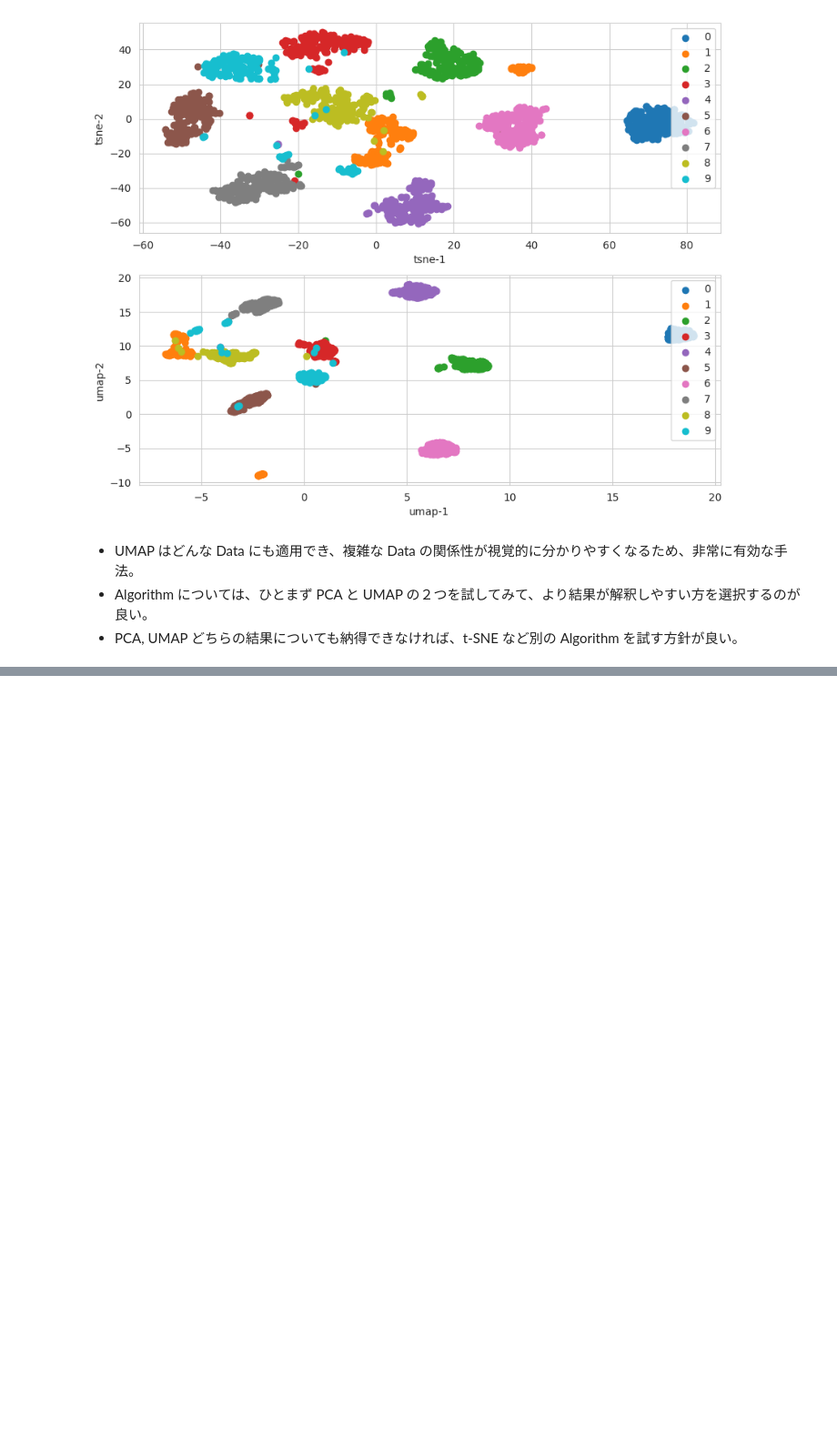
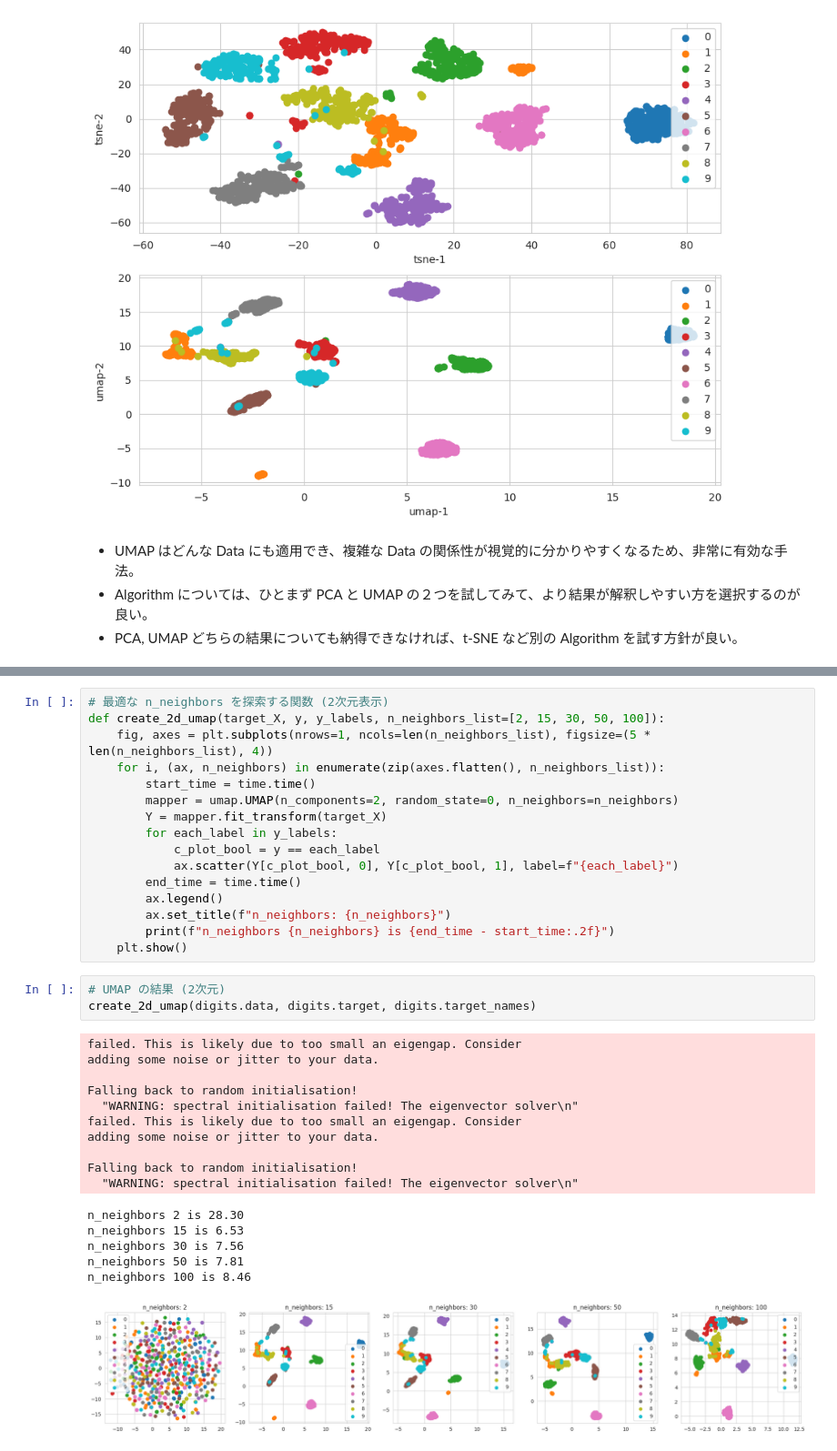
Before and after one commit to 1024xx4/ai_model_building_100, a Jupyter notebook: section03/section03.ipynb, the cells around one changed output, grey strips where cells are left out. Shown at 91% size. Saved outputs shown, nothing was run; the diff lists cells and outputs as text; blank space fills up the shorter version.

Commit message:
Analysis: UMAP で 最適な n_neighbors を探索する#5

```diff
--- a/section03/section03.ipynb
+++ b/section03/section03.ipynb
@@ -549,0 +557,36 @@ plt.show()
+# %%
+# 最適な n_neighbors を探索する関数 (2次元表示)
+def create_2d_umap(target_X, y, y_labels, n_neighbors_list=[2, 15, 30, 50, 100]):
+    fig, axes = plt.subplots(nrows=1, ncols=len(n_neighbors_list), figsize=(5 * len(n_neighbors_list), 4))
+    for i, (ax, n_neighbors) in enumerate(zip(axes.flatten(), n_neighbors_list)):
+        start_time = time.time()
+        mapper = umap.UMAP(n_components=2, random_state=0, n_neighbors=n_neighbors)
+        Y = mapper.fit_transform(target_X)
+        for each_label in y_labels:
+            c_plot_bool = y == each_label
+            ax.scatter(Y[c_plot_bool, 0], Y[c_plot_bool, 1], label=f"{each_label}")
+        end_time = time.time()
+        ax.legend()
+        ax.set_title(f"n_neighbors: {n_neighbors}")
+        print(f"n_neighbors {n_neighbors} is {end_time - start_time:.2f}")
+    plt.show()
+# %%
+# UMAP の結果 (2次元)
+create_2d_umap(digits.data, digits.target, digits.target_names)
+# %% [output]
+failed. This is likely due to too small an eigengap. Consider
+adding some noise or jitter to your data.
+
+Falling back to random initialisation!
+  "WARNING: spectral initialisation failed! The eigenvector solver\n"
+failed. This is likely due to too small an eigengap. Consider
+adding some noise or jitter to your data.
+
+Falling back to random initialisation!
+  "WARNING: spectral initialisation failed! The eigenvector solver\n"
+n_neighbors 2 is 28.30
+n_neighbors 15 is 6.53
+n_neighbors 30 is 7.56
+n_neighbors 50 is 7.81
+n_neighbors 100 is 8.46
+[figure, added]
```
Also changed, not shown: parts of 5 cells of this notebook.
